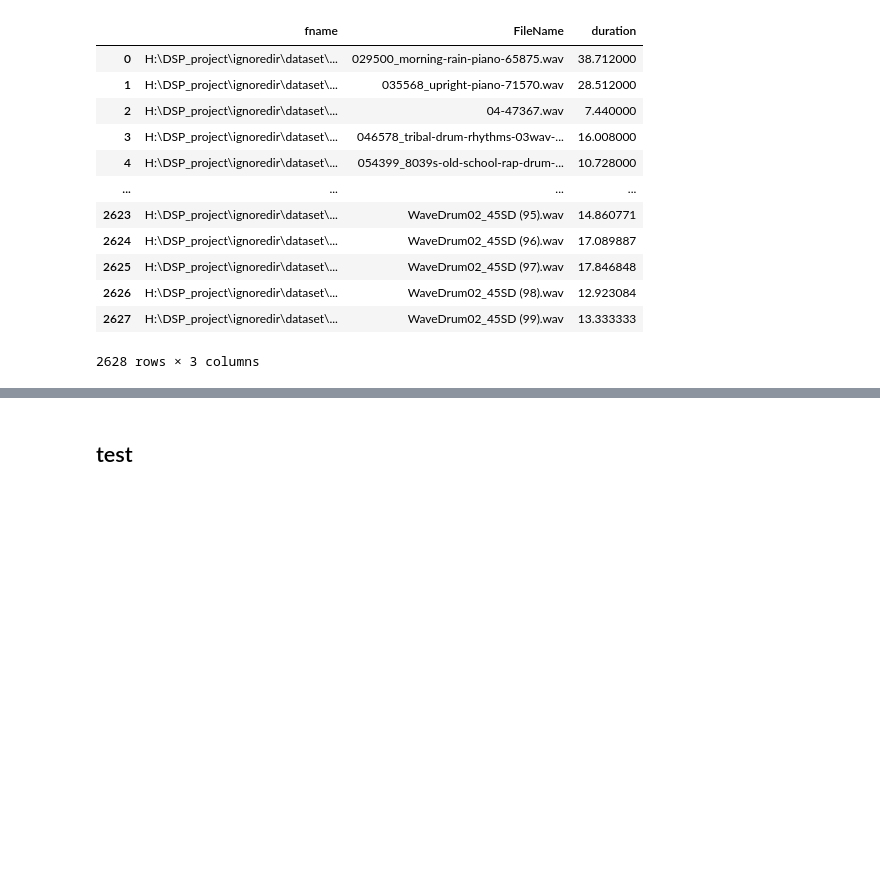
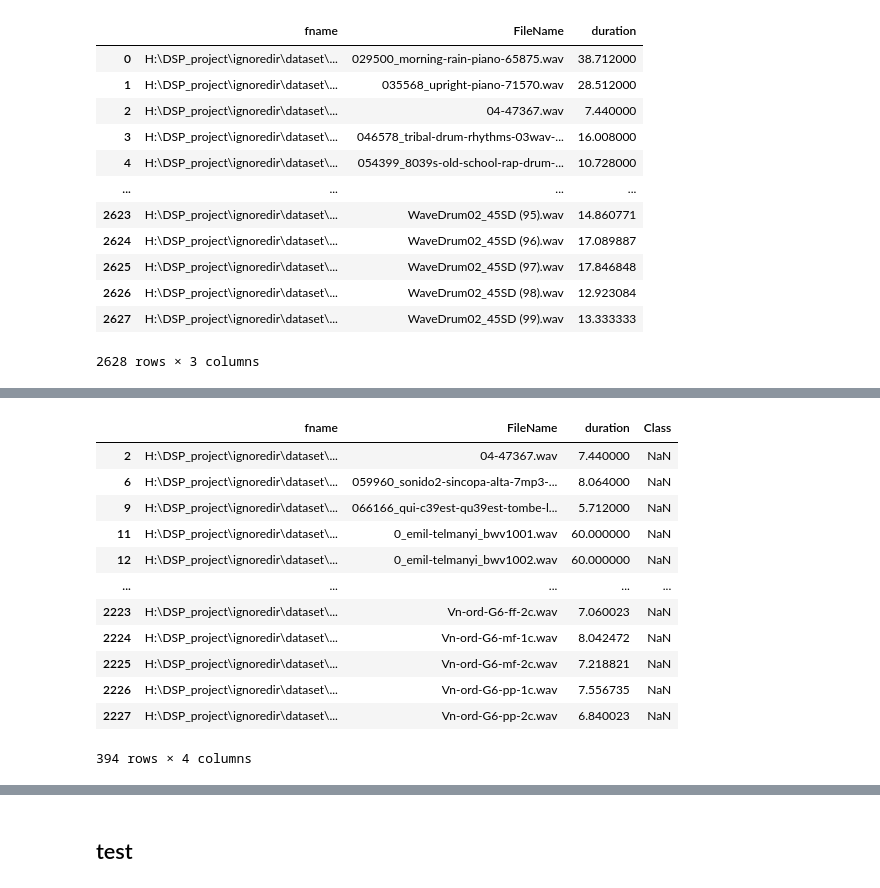
Before and after one commit to jimmoi/DSP_project, a Jupyter notebook: model/jupyter/data_exploration.ipynb, the cells around one changed output, grey strips where cells are left out. Saved outputs shown, nothing was run; the diff lists cells and outputs as text; code cells hidden in the pictures; blank space fills up the shorter version.

```diff
--- a/model/jupyter/data_exploration.ipynb
+++ b/model/jupyter/data_exploration.ipynb
@@ -272,0 +300,16 @@ df
+# %%
+df_merge[df_merge["Class"].isna()]
+# %% [output]
+|  | fname | FileName | duration | Class |
+| 2 | H:\DSP_project\ignoredir\dataset\... | 04-47367.wav | 7.440000 | NaN |
+| 6 | H:\DSP_project\ignoredir\dataset\... | 059960_sonido2-sincopa-alta-7mp3-... | 8.064000 | NaN |
+| 9 | H:\DSP_project\ignoredir\dataset\... | 066166_qui-c39est-qu39est-tombe-l... | 5.712000 | NaN |
+| 11 | H:\DSP_project\ignoredir\dataset\... | 0_emil-telmanyi_bwv1001.wav | 60.000000 | NaN |
+| 12 | H:\DSP_project\ignoredir\dataset\... | 0_emil-telmanyi_bwv1002.wav | 60.000000 | NaN |
+| ... | ... | ... | ... | ... |
+| 2223 | H:\DSP_project\ignoredir\dataset\... | Vn-ord-G6-ff-2c.wav | 7.060023 | NaN |
+| 2224 | H:\DSP_project\ignoredir\dataset\... | Vn-ord-G6-mf-1c.wav | 8.042472 | NaN |
+| 2225 | H:\DSP_project\ignoredir\dataset\... | Vn-ord-G6-mf-2c.wav | 7.218821 | NaN |
+| 2226 | H:\DSP_project\ignoredir\dataset\... | Vn-ord-G6-pp-1c.wav | 7.556735 | NaN |
+| 2227 | H:\DSP_project\ignoredir\dataset\... | Vn-ord-G6-pp-2c.wav | 6.840023 | NaN |
+394 rows × 4 columns
```
Also changed, not shown: parts of 28 cells of this notebook.
